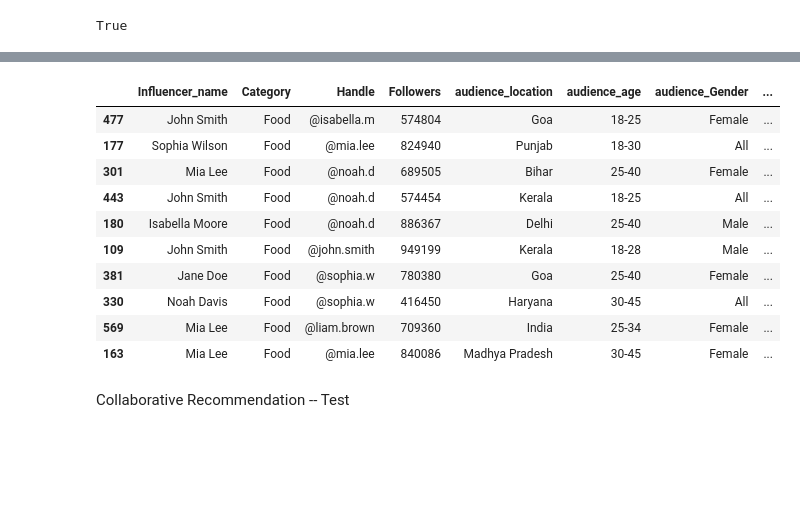
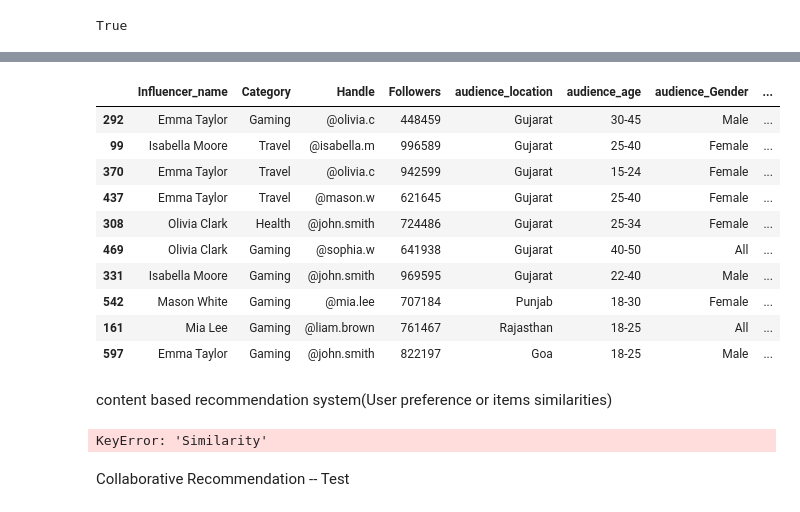
Before and after one commit to Yash-patell/recommendation_sys, a Jupyter notebook: recommendation01.ipynb, the cells around one changed output, grey strips where cells are left out. Saved outputs shown, nothing was run; the diff lists cells and outputs as text; code cells hidden in the pictures; blank space fills up the shorter version.

```diff
--- a/recommendation01.ipynb
+++ b/recommendation01.ipynb
@@ -138,19 +138,30 @@ def search_product(query):
 # %%
 # search based on category, audience_location, age, gender
 
-search_product('Food').sort_values(by=['Engagement_rate'],ascending=False)
+search_product('Gaming Gujrat')
 # %% [output]
 |  | Influencer_name | Category | Handle | Followers | audience_location | audience_age | audience_Gender | ... |
-| 477 | John Smith | Food | @isabella.m | 574804 | Goa | 18-25 | Female | ... |
-| 177 | Sophia Wilson | Food | @mia.lee | 824940 | Punjab | 18-30 | All | ... |
-| 301 | Mia Lee | Food | @noah.d | 689505 | Bihar | 25-40 | Female | ... |
-| 443 | John Smith | Food | @noah.d | 574454 | Kerala | 18-25 | All | ... |
-| 180 | Isabella Moore | Food | @noah.d | 886367 | Delhi | 25-40 | Male | ... |
-| 109 | John Smith | Food | @john.smith | 949199 | Kerala | 18-28 | Male | ... |
-| 381 | Jane Doe | Food | @sophia.w | 780380 | Goa | 25-40 | Female | ... |
-| 330 | Noah Davis | Food | @sophia.w | 416450 | Haryana | 30-45 | All | ... |
-| 569 | Mia Lee | Food | @liam.brown | 709360 | India | 25-34 | Female | ... |
-| 163 | Mia Lee | Food | @mia.lee | 840086 | Madhya Pradesh | 30-45 | Female | ... |
+| 292 | Emma Taylor | Gaming | @olivia.c | 448459 | Gujarat | 30-45 | Male | ... |
+| 99 | Isabella Moore | Travel | @isabella.m | 996589 | Gujarat | 25-40 | Female | ... |
+| 370 | Emma Taylor | Travel | @olivia.c | 942599 | Gujarat | 15-24 | Female | ... |
+| 437 | Emma Taylor | Travel | @mason.w | 621645 | Gujarat | 25-40 | Female | ... |
+| 308 | Olivia Clark | Health | @john.smith | 724486 | Gujarat | 25-34 | Female | ... |
+| 469 | Olivia Clark | Gaming | @sophia.w | 641938 | Gujarat | 40-50 | All | ... |
+| 331 | Isabella Moore | Gaming | @john.smith | 969595 | Gujarat | 22-40 | Male | ... |
+| 542 | Mason White | Gaming | @mia.lee | 707184 | Punjab | 18-30 | Female | ... |
+| 161 | Mia Lee | Gaming | @liam.brown | 761467 | Rajasthan | 18-25 | All | ... |
+| 597 | Emma Taylor | Gaming | @john.smith | 822197 | Goa | 18-25 | Male | ... |
+# %% [markdown]
+content based recommendation system(User preference or items similarities)
+# %%
+from sklearn.feature_extraction.text import TfidfVectorizer
+from sklearn.metrics.pairwise import cosine_similarity
+
+tfidf_vectorizer = TfidfVectorizer(stop_words='english')
+tfidf_matrix_content = tfidf_vectorizer.fit_transform(merged_data['Similarity'])
+cosine_similarities_content = cosine_similarity(tfidf_matrix_content, tfidf_matrix_content)
+# %% [output]
+KeyError: 'Similarity'
 # %% [markdown]
 Collaborative Recommendation -- Test
 # %%
```
Also changed, not shown: parts of 7 cells of this notebook, 1 other file.
